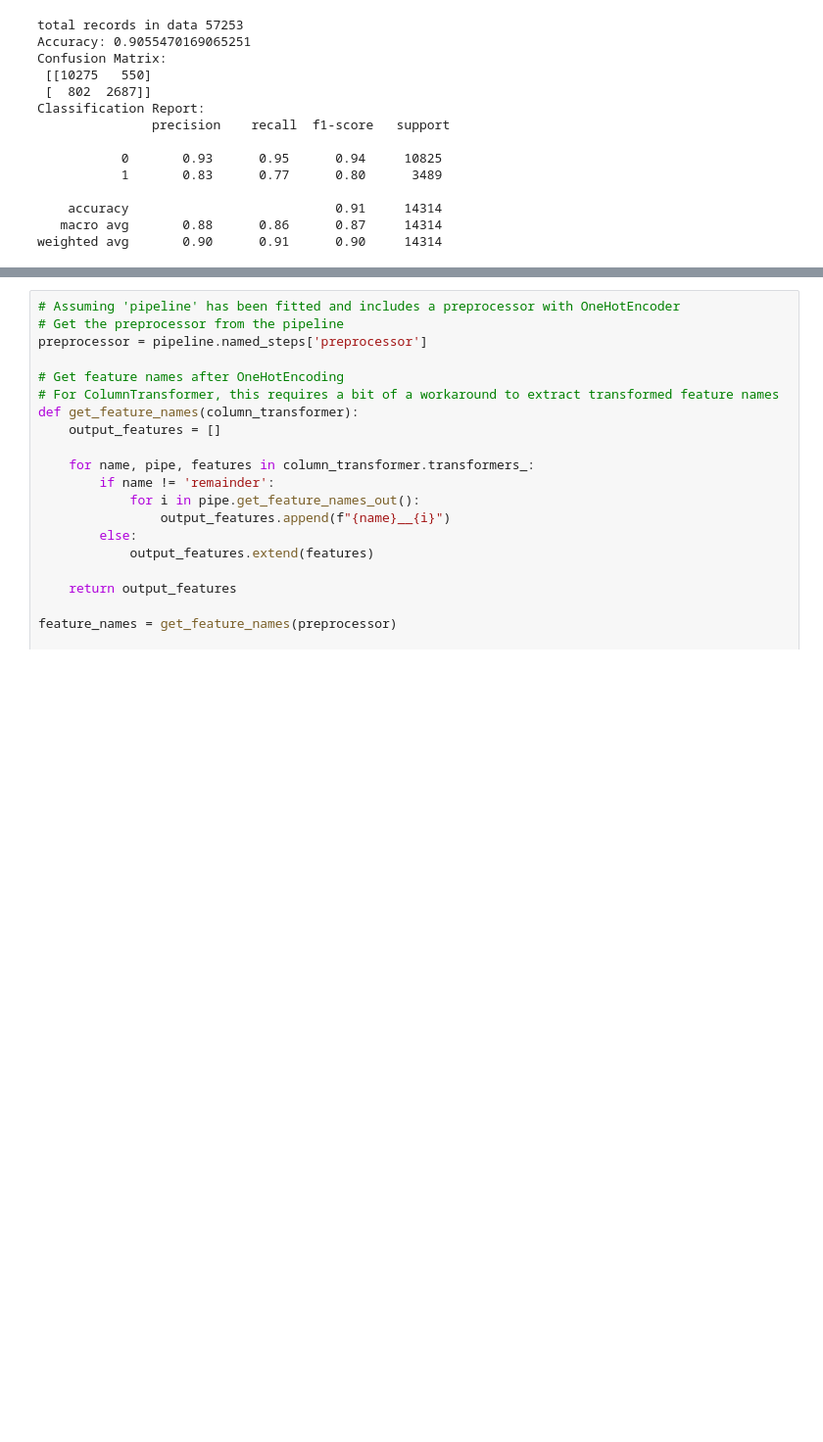
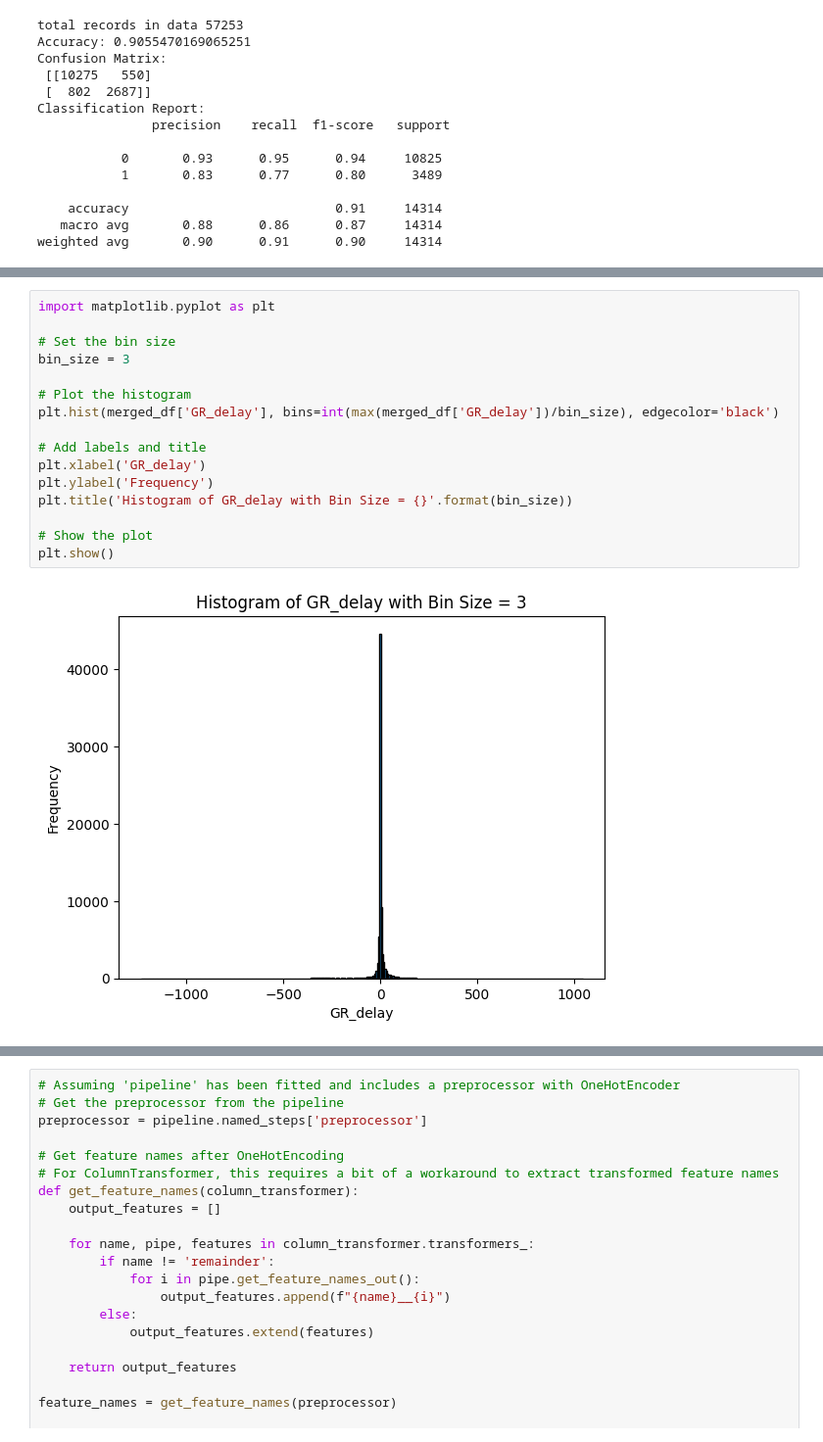
Before and after one commit to sri-anirudh/Deloitte-project, a Jupyter notebook: analysis2.ipynb, the cells around one changed output, grey strips where cells are left out. Shown at 98% size. Drawn from its saved outputs; the diff is of its cells as text; blank space fills up the shorter version.

```diff
--- a/analysis2.ipynb
+++ b/analysis2.ipynb
@@ -1780,0 +1812,18 @@ feature_names
+# %%
+import matplotlib.pyplot as plt
+
+# Set the bin size
+bin_size = 3
+
+# Plot the histogram
+plt.hist(merged_df['GR_delay'], bins=int(max(merged_df['GR_delay'])/bin_size), edgecolor='black')
+
+# Add labels and title
+plt.xlabel('GR_delay')
+plt.ylabel('Frequency')
+plt.title('Histogram of GR_delay with Bin Size = {}'.format(bin_size))
+
+# Show the plot
+plt.show()
+# %% [output]
+[figure, added]
```
Also changed, not shown: parts of 9 cells of this notebook.
